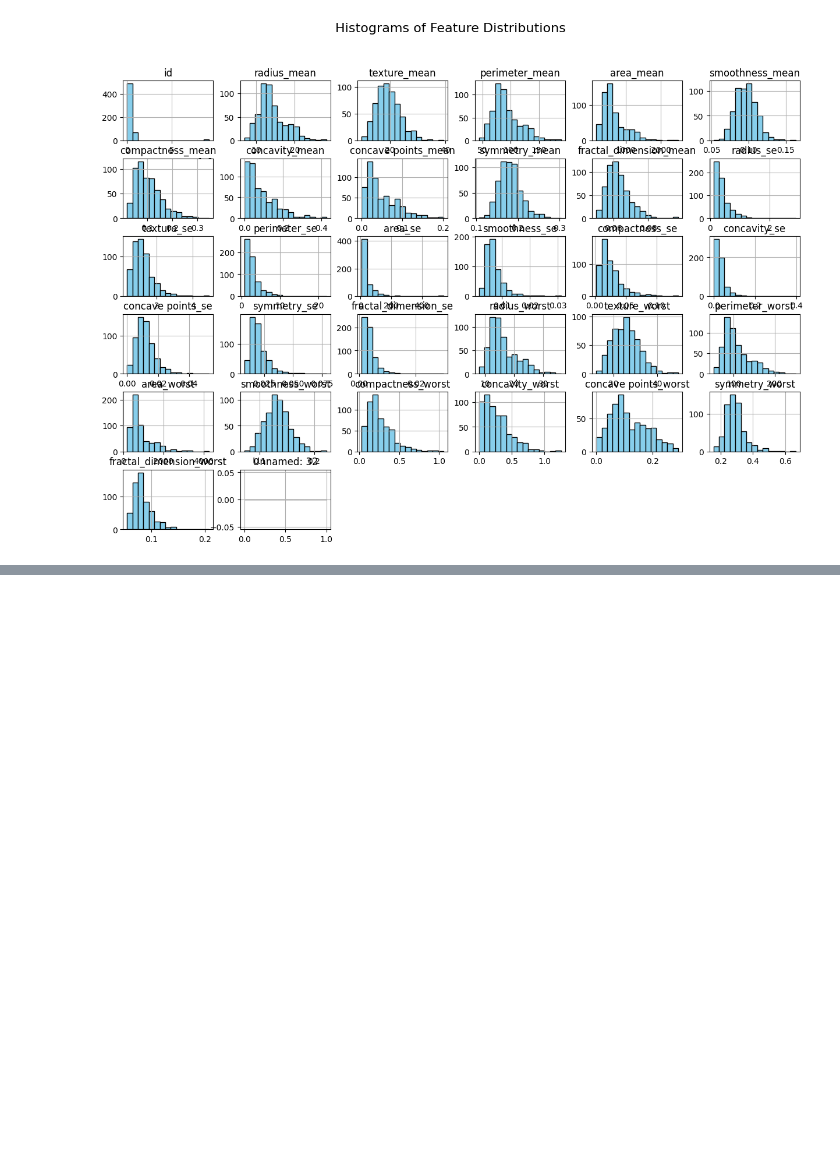
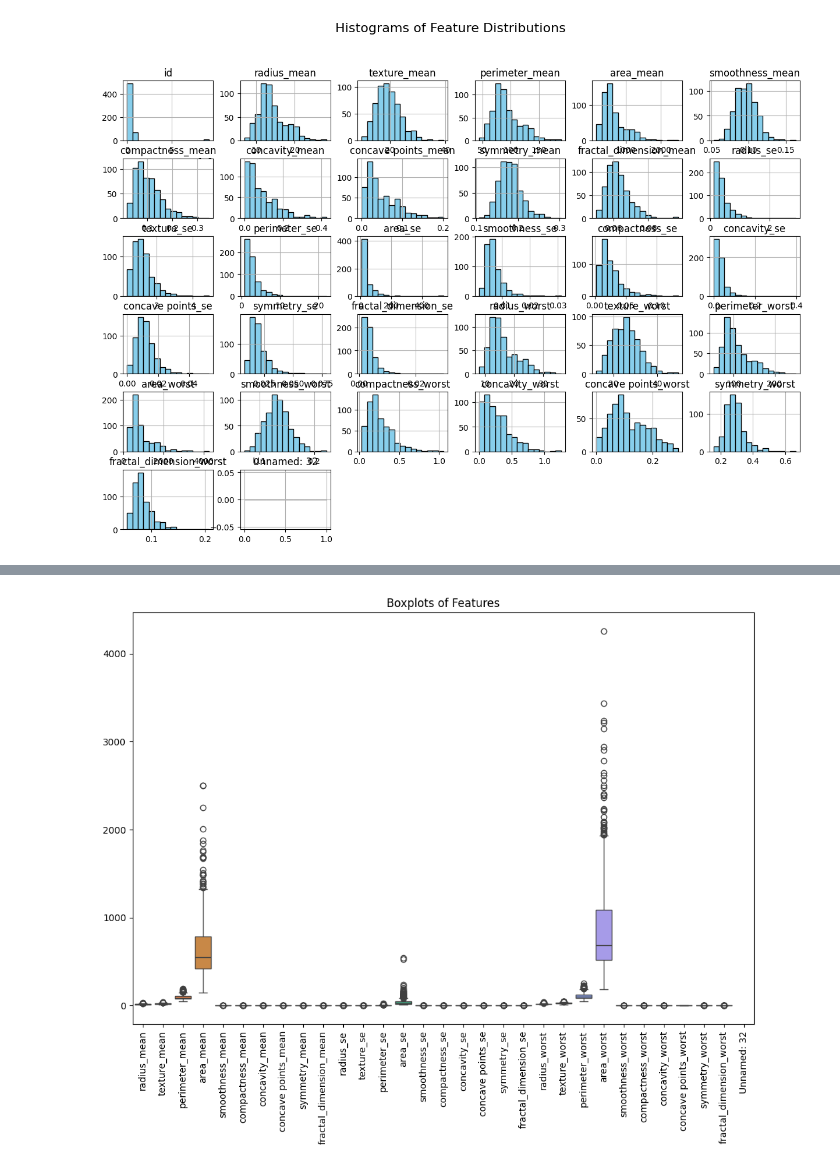
Before and after one commit to Anndischeh/Introduction-to-AI-dataset-classification, a Jupyter notebook: breast-cancer-wisconsin-data.ipynb, the cells around one changed output, grey strips where cells are left out. Saved outputs shown, nothing was run; the diff lists cells and outputs as text; code cells hidden in the pictures; blank space fills up the shorter version.

Commit message:
Plotted boxplots of numerical features for distribution analysis and outlier detection

```diff
--- a/breast-cancer-wisconsin-data.ipynb
+++ b/breast-cancer-wisconsin-data.ipynb
@@ -313,0 +332,9 @@ plt.show()
+# %%
+# Plot boxplots for all numerical features
+plt.figure(figsize=(12, 8))
+sns.boxplot(data=df.drop(columns=['id', 'diagnosis']))
+plt.title("Boxplots of Features")
+plt.xticks(rotation=90)
+plt.show()
+# %% [output]
+[figure, added]
```
Also changed, not shown: parts of 1 cell of this notebook.
